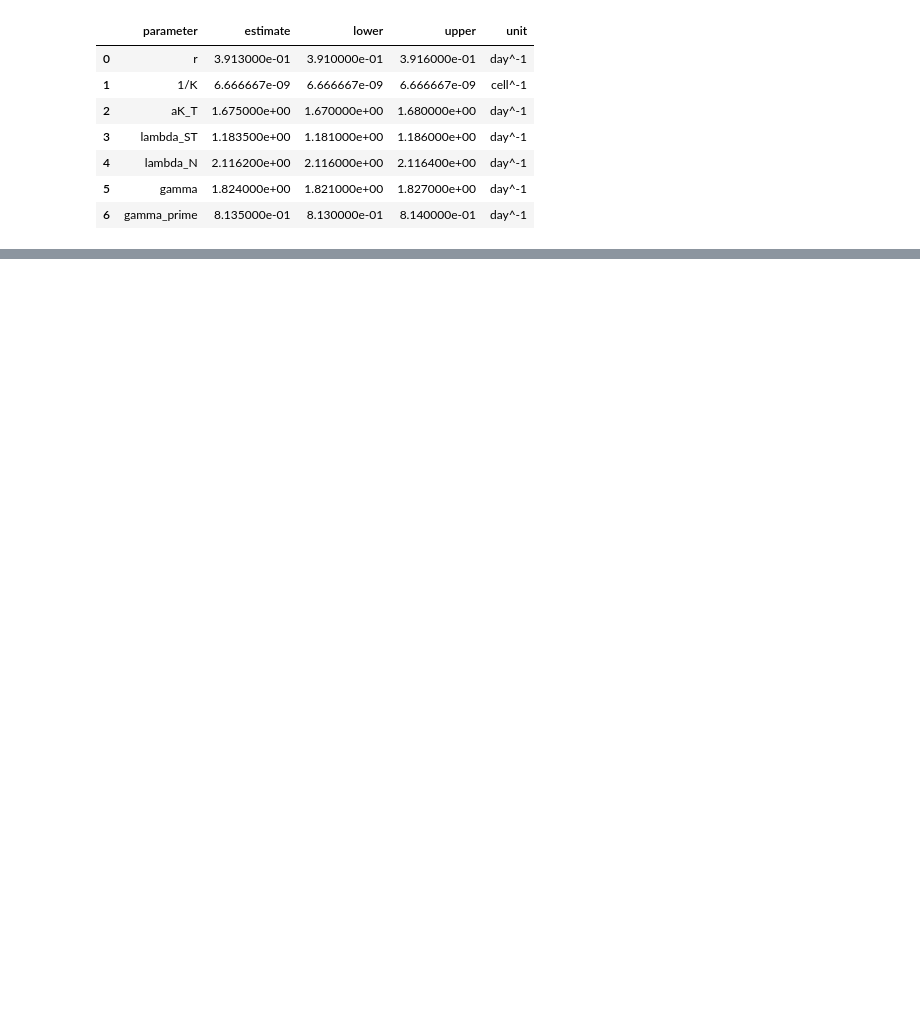
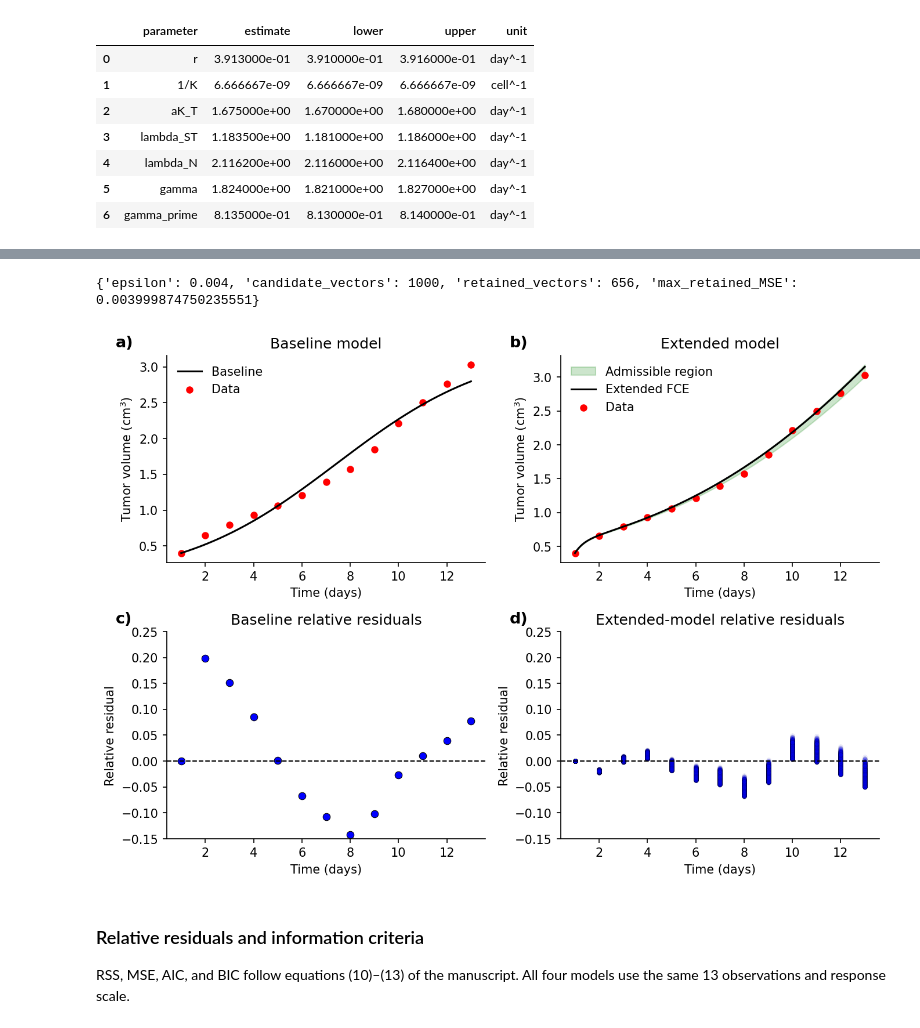
Before and after one commit to davidalejandromiranda/field_cancerization_effect_modelling, a Jupyter notebook: simulation_fce_volume_results.ipynb, the cells around one changed output, grey strips where cells are left out. Cells and saved outputs as stored; diff of their text form; code cells hidden in the pictures; blank space fills up the shorter version.

Commit message:
New version
This version includes the additional analyses performed for the revised manuscript.

```diff
--- a/simulation_fce_volume_results.ipynb
+++ b/simulation_fce_volume_results.ipynb
@@ -129,0 +102,18 @@ The following plots reproduce the six independently parameterized trajectories.
+# %%
+candidates, retained, retained_mse = methods.admissible_parameter_sample()
+print({
+    "epsilon": data.ADMISSIBLE_MSE_EPSILON,
+    "candidate_vectors": len(candidates),
+    "retained_vectors": len(retained),
+    "max_retained_MSE": float(retained_mse.max()),
+})
+
+figure_3 = methods.plot_breast_comparison()
+plt.show()
+# %% [output]
+{'epsilon': 0.004, 'candidate_vectors': 1000, 'retained_vectors': 656, 'max_retained_MSE': 0.003999874750235551}
+[figure, added]
+# %% [markdown]
+### Relative residuals and information criteria
+
+RSS, MSE, AIC, and BIC follow equations (10)–(13) of the manuscript. All four models use the same 13 observations and response scale.
```
Also changed, not shown: parts of 27 cells of this notebook, 23 other files.
